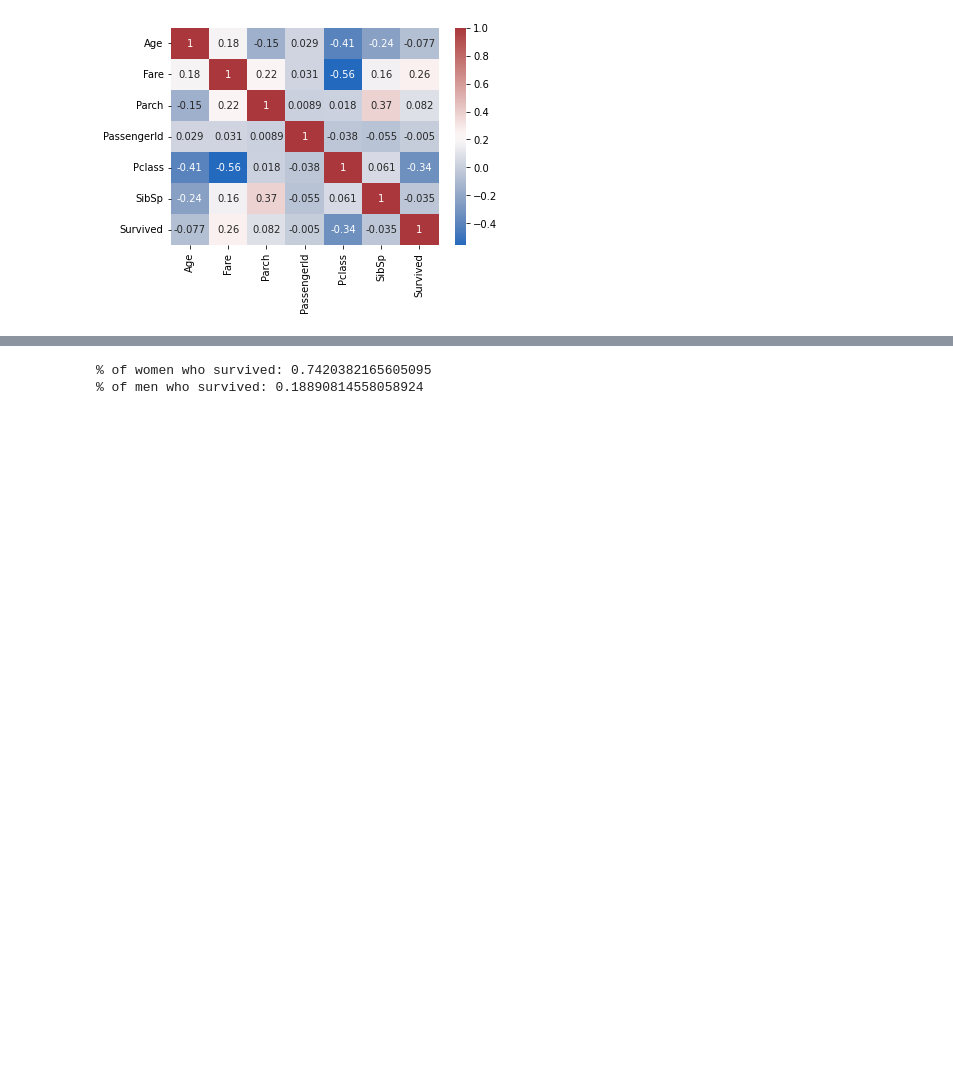
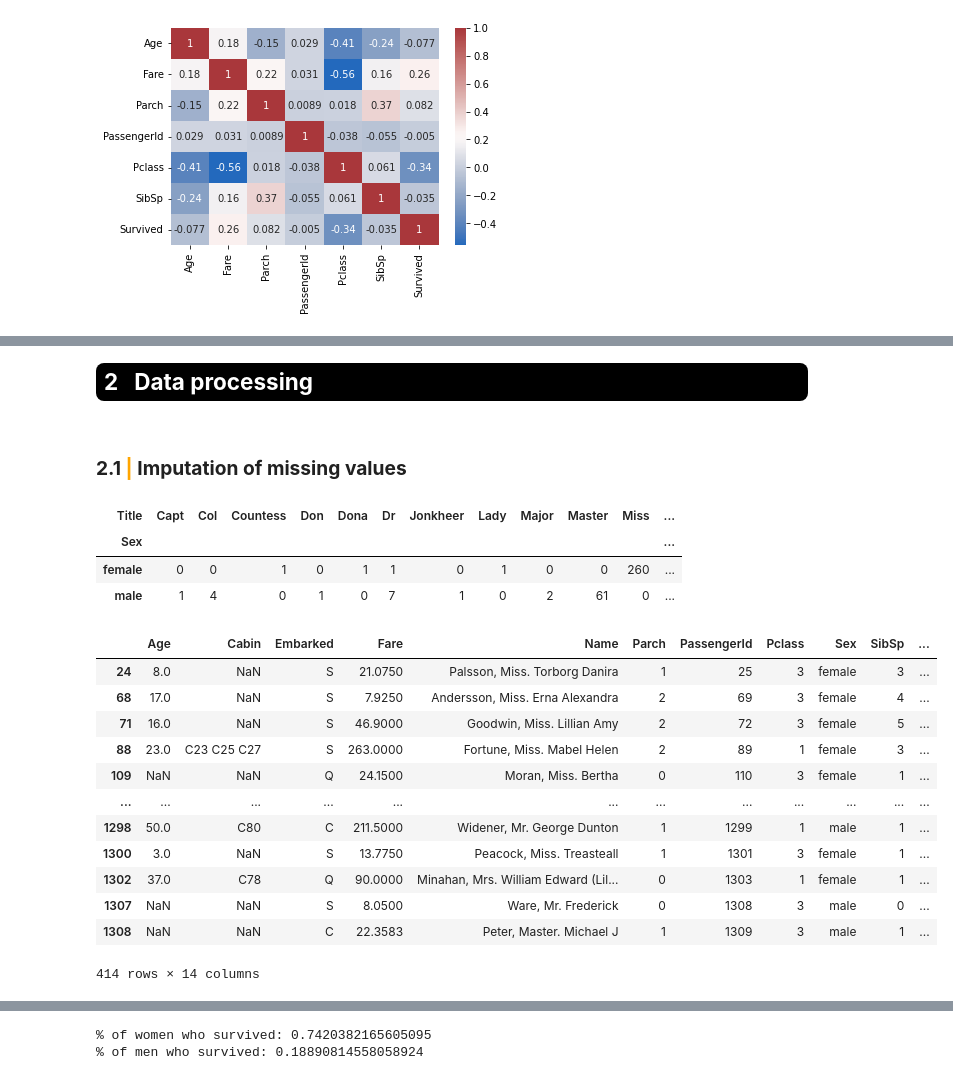
Before and after one commit to ywjin0707/KaggleNotebooks, a Jupyter notebook: titanic-survival-classification.ipynb, the cells around one changed output, grey strips where cells are left out. Drawn from its saved outputs; the diff is of its cells as text; code cells hidden in the pictures; blank space fills up the shorter version.

```diff
--- a/titanic-survival-classification.ipynb
+++ b/titanic-survival-classification.ipynb
@@ -176,0 +192,35 @@ dtype: int64
+# %% [markdown]
+<div style='color: white; display: fill;
+    border-radius: 8px; background-color: black;
+    font-size: 150%; letter-spacing:0.5px'>
+    <p style='padding: 8px; color: white;'>
+        <b>2 &nbsp; Data processing</b>
+    </p>
+</div>
+# %% [markdown]
+### <b> 2.1 <span style='color:orange'> | </span> Imputation of missing values </b>
+# %%
+df_data['Title'] = df_data.Name.str.extract(' ([A-Za-z]+)\.', expand=False)
+pd.crosstab(df_data['Title'], df_data['Sex']).transpose()
+# %% [output]
+| Title | Capt | Col | Countess | Don | Dona | Dr | Jonkheer | Lady | Major | Master | Miss | ... |
+| Sex |  |  |  |  |  |  |  |  |  |  |  | ... |
+| female | 0 | 0 | 1 | 0 | 1 | 1 | 0 | 1 | 0 | 0 | 260 | ... |
+| male | 1 | 4 | 0 | 1 | 0 | 7 | 1 | 0 | 2 | 61 | 0 | ... |
+# %%
+df_data['Surname'] = df_data.Name.str.extract('^([A-Za-z]+),', expand=False)
+df_data[df_data.Surname.duplicated() & df_data.Surname.notna()]
+# %% [output]
+|  | Age | Cabin | Embarked | Fare | Name | Parch | PassengerId | Pclass | Sex | SibSp | ... |
+| 24 | 8.0 | NaN | S | 21.0750 | Palsson, Miss. Torborg Danira | 1 | 25 | 3 | female | 3 | ... |
+| 68 | 17.0 | NaN | S | 7.9250 | Andersson, Miss. Erna Alexandra | 2 | 69 | 3 | female | 4 | ... |
+| 71 | 16.0 | NaN | S | 46.9000 | Goodwin, Miss. Lillian Amy | 2 | 72 | 3 | female | 5 | ... |
+| 88 | 23.0 | C23 C25 C27 | S | 263.0000 | Fortune, Miss. Mabel Helen | 2 | 89 | 1 | female | 3 | ... |
+| 109 | NaN | NaN | Q | 24.1500 | Moran, Miss. Bertha | 0 | 110 | 3 | female | 1 | ... |
+| ... | ... | ... | ... | ... | ... | ... | ... | ... | ... | ... | ... |
+| 1298 | 50.0 | C80 | C | 211.5000 | Widener, Mr. George Dunton | 1 | 1299 | 1 | male | 1 | ... |
+| 1300 | 3.0 | NaN | S | 13.7750 | Peacock, Miss. Treasteall | 1 | 1301 | 3 | female | 1 | ... |
+| 1302 | 37.0 | C78 | Q | 90.0000 | Minahan, Mrs. William Edward (Lil... | 0 | 1303 | 1 | female | 1 | ... |
+| 1307 | NaN | NaN | S | 8.0500 | Ware, Mr. Frederick | 0 | 1308 | 3 | male | 0 | ... |
+| 1308 | NaN | NaN | C | 22.3583 | Peter, Master. Michael J | 1 | 1309 | 3 | male | 1 | ... |
+414 rows × 14 columns
```
Also changed, not shown: parts of 11 cells of this notebook.
